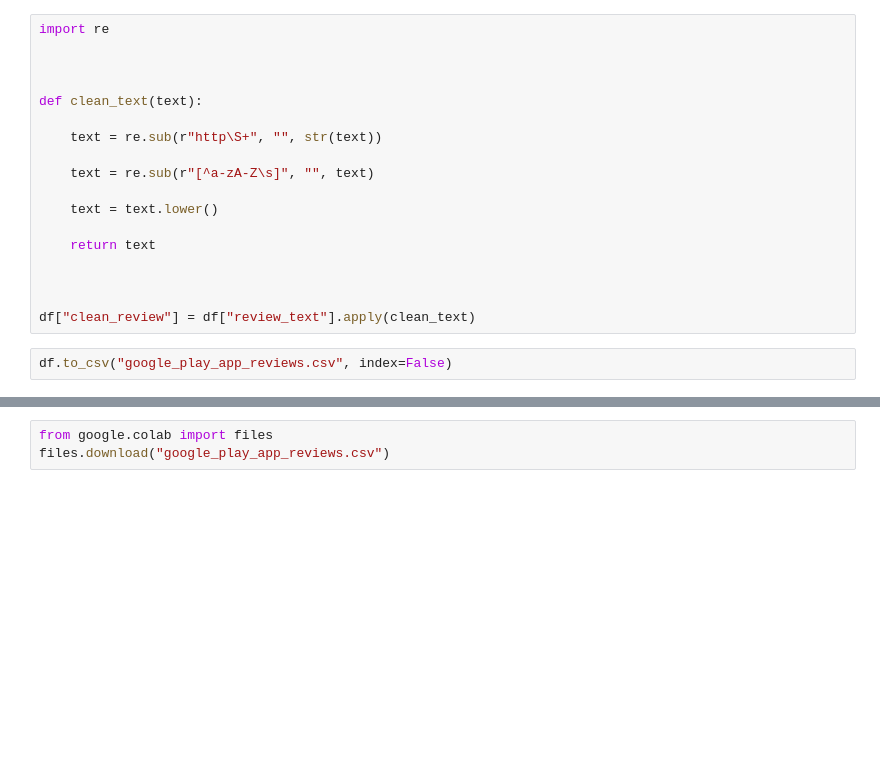
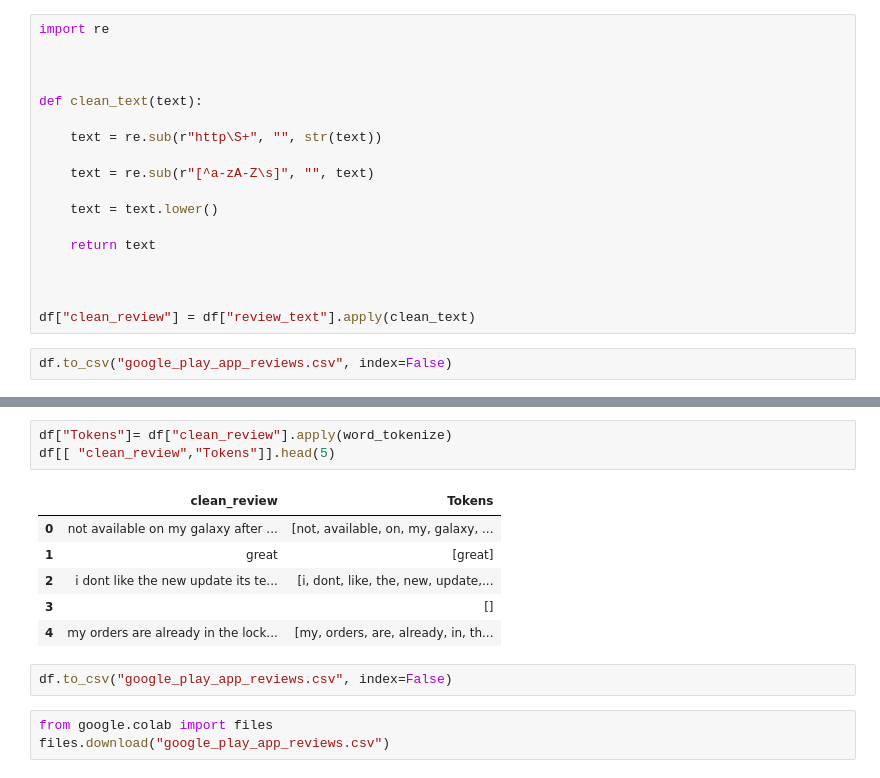
Before and after one commit to latifahaljurayyan/insightApp, a Jupyter notebook: Copy_of_gp.ipynb, the cells around one changed output, grey strips where cells are left out. Saved outputs shown, nothing was run; the diff lists cells and outputs as text; blank space fills up the shorter version.

```diff
--- a/Copy_of_gp.ipynb
+++ b/Copy_of_gp.ipynb
@@ -101,3 +104,15 @@ df[["review_text", "clean_review"]].head(10)
+# %%
+df["Tokens"]= df["clean_review"].apply(word_tokenize)
+df[[ "clean_review","Tokens"]].head(5)
+# %% [output]
+|  | clean_review | Tokens |
+| 0 | not available on my galaxy after ... | [not, available, on, my, galaxy, ... |
+| 1 | great | [great] |
+| 2 | i dont like the new update its te... | [i, dont, like, the, new, update,... |
+| 3 |  | [] |
+| 4 | my orders are already in the lock... | [my, orders, are, already, in, th... |
+# %%
+df.to_csv("google_play_app_reviews.csv", index=False)
 # %%
 from google.colab import files
 files.download("google_play_app_reviews.csv")
```
Also changed, not shown: parts of 4 cells of this notebook.
